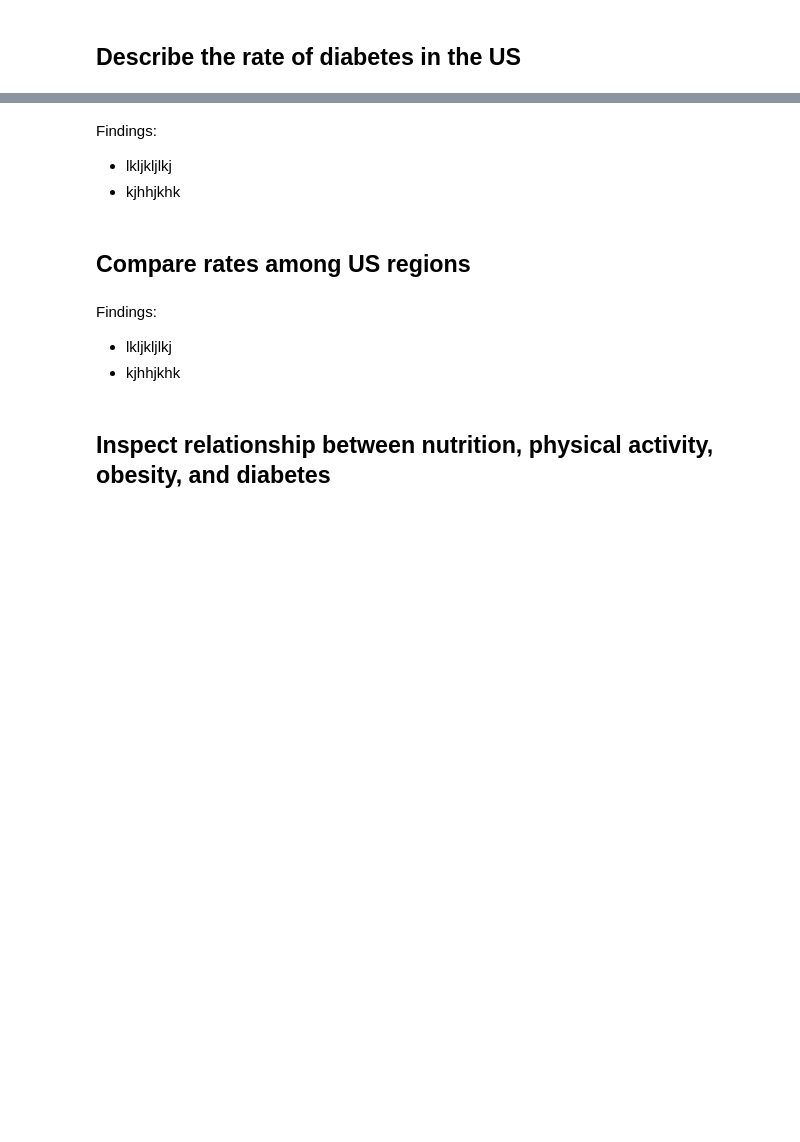
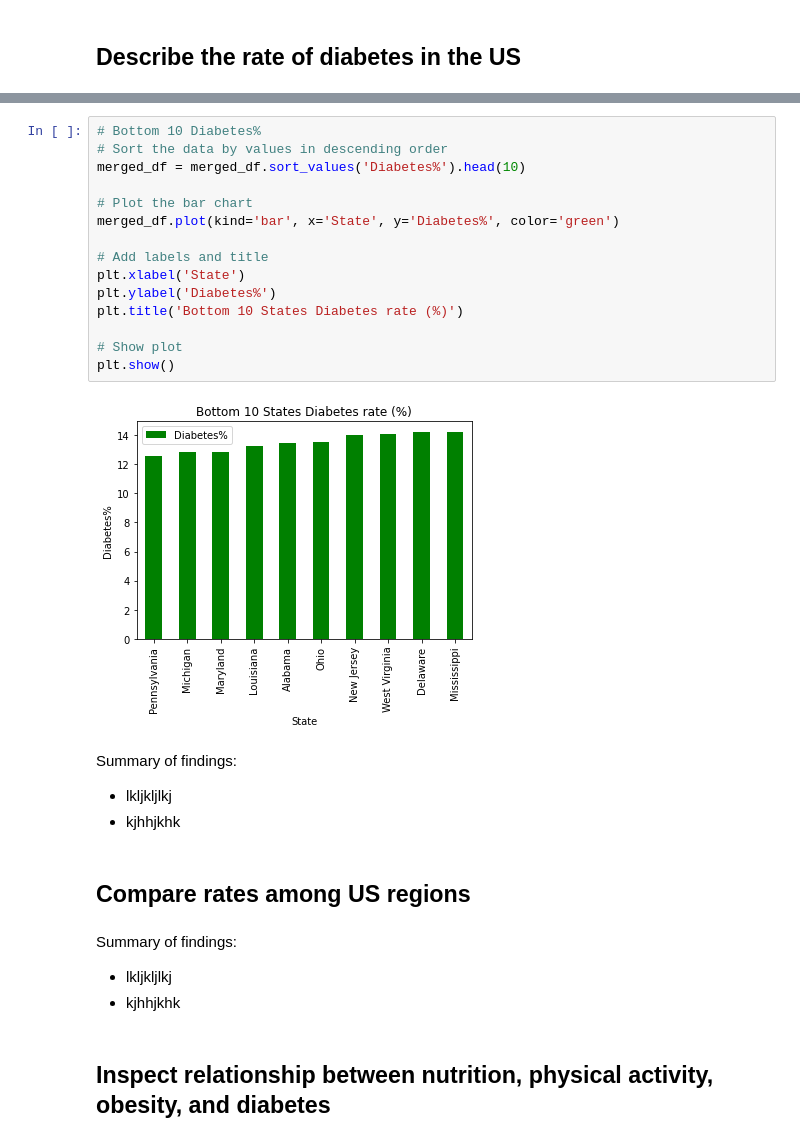
Before and after one commit to the-liat/project-1, a Jupyter notebook: Diabetes Analysis.ipynb, the cells around one changed output, grey strips where cells are left out. Cells and saved outputs as stored; diff of their text form; blank space fills up the shorter version.

```diff
--- a/Diabetes Analysis.ipynb
+++ b/Diabetes Analysis.ipynb
@@ -142,11 +191,28 @@ merged_df.head()
+# %%
+# Bottom 10 Diabetes%
+# Sort the data by values in descending order
+merged_df = merged_df.sort_values('Diabetes%').head(10)
+
+# Plot the bar chart
+merged_df.plot(kind='bar', x='State', y='Diabetes%', color='green')
+
+# Add labels and title
+plt.xlabel('State')
+plt.ylabel('Diabetes%')
+plt.title('Bottom 10 States Diabetes rate (%)')
+
+# Show plot
+plt.show()
+# %% [output]
+[figure, added]
 # %% [markdown]
-Findings:
+Summary of findings:
 * lkljkljlkj
 * kjhhjkhk
 # %% [markdown]
 ## Compare rates among US regions
 # %% [markdown]
-Findings:
+Summary of findings:
 * lkljkljlkj
 * kjhhjkhk
 # %% [markdown]
```
Also changed, not shown: parts of 3 cells of this notebook.
